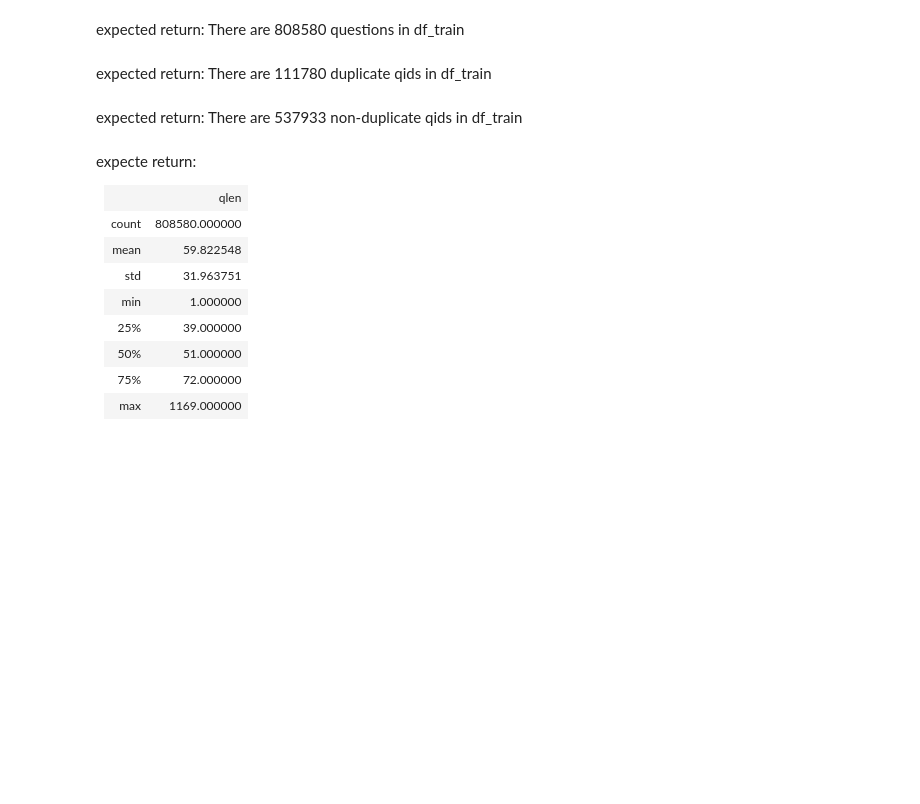
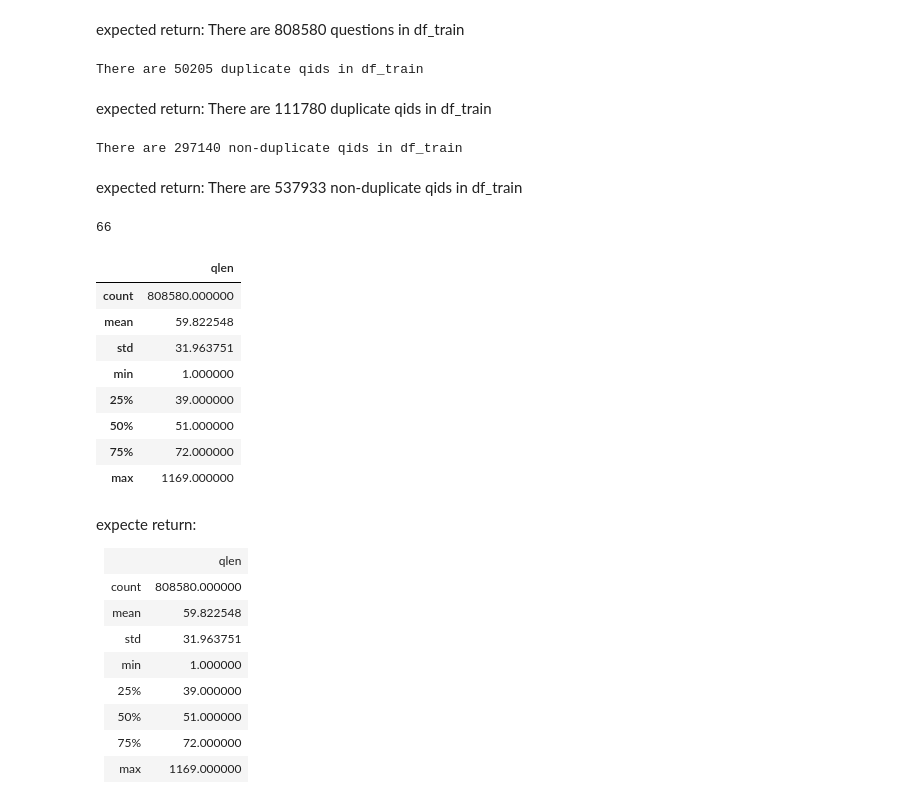
Before and after one commit to GoatWang/pythonTutorial, a Jupyter notebook: ipynb/classNote/python5_classification_practice/Classification(DataDescription).ipynb, the cells around one changed output. Cells and saved outputs as stored; diff of their text form; code cells hidden in the pictures; blank space fills up the shorter version.

```diff
--- a/ipynb/classNote/python5_classification_practice/Classification(DataDescription).ipynb
+++ b/ipynb/classNote/python5_classification_practice/Classification(DataDescription).ipynb
@@ -19,9 +43,9 @@ df_train = pd.read_csv("datasets/train.csv")
 # Basic Statistics
 # %%
 # 1. Please make a list containing all question1 and question2 in df_train
-test_qs = pd.Series(df_test['question1'].tolist() + df_test['question2'].tolist()).astype(str)
+# test_qs = pd.Series(df_test['question1'].tolist() + df_test['question2'].tolist()).astype(str)
 ## your code here(~~one line~~~)
-train_qs =
+train_qs = pd.Series(df_train['question1'].tolist() + df_train['question2'].tolist()).astype(str)
 ## end code here
 
 print("There are {} questions in df_train".format(len(train_qs)))
@@ -32,33 +56,55 @@ expected return: There are 808580 questions in df_train
 # %%
 # 2. Please find all duplicate qids in df_train
 ## your code here(~~four line~~~)
-qids =                              # make a list containing all qids (use function: tolist())
+qids = pd.Series(df_train['qid1'].tolist() + df_train['qid2'])                             # make a list containing all qids (use function: tolist())
                                     # from collections import Counter
-qidsCounter =                       # make a Counter count qids
-duplicate_qids =                    # find questions haveing count more than 1
+qidsCounter = Counter(qids)                      # make a Counter count qids
+duplicate_qids = []                   # find questions haveing count more than 1
+for qid, count in qidsCounter.items():
+    if count > 1:
+        duplicate_qids.append(qid)
 ## end code here
 
 print("There are {} duplicate qids in df_train".format(len(duplicate_qids)))
+# %% [output]
+There are 50205 duplicate qids in df_train
 # %% [markdown]
 expected return: There are 111780 duplicate qids in df_train
 # %%
 # 3. Please find how many non-duplicate qid in df_train
 ## your code here(~~one line~~~)
-non_duplicate_qid =                 # make a list containing all non-duplicate qids
+non_duplicate_qid = [qid for qid, count in qidsCounter.items() if count == 1]                # make a list containing all non-duplicate qids
 ## end code here
 
 print("There are {} non-duplicate qids in df_train".format(len(non_duplicate_qid)))
+# %% [output]
+There are 297140 non-duplicate qids in df_train
 # %% [markdown]
 expected return: There are 537933 non-duplicate qids in df_train
+# %%
+len(df_train['question1'][0])
+# %% [output]
+66
 # %%
 # 4. Please use describe() function to calculate average "chars" in question1 and question2 in df_train
 ## your code here(~~three line)
-df =                        #make new DataFrame
-df['qlen'] =
+df = pd.DataFrame()                       #make new DataFrame
+df['qlen'] = [len(q) for q in train_qs]
+df.describe()
                               #make a list containing length of each query in both question1 and question2
                               #you have to use the following finction: df['<???>'].astype(str).apply(len).tolist()
                               #use describe() function to show stats info
 ## end code here
+# %% [output]
+|  | qlen |
+| count | 808580.000000 |
+| mean | 59.822548 |
+| std | 31.963751 |
+| min | 1.000000 |
+| 25% | 39.000000 |
+| 50% | 51.000000 |
+| 75% | 72.000000 |
+| max | 1169.000000 |
 # %% [markdown]
 expecte return:
 <table>
```
Also changed, not shown: parts of 4 cells of this notebook, 1 other file.
